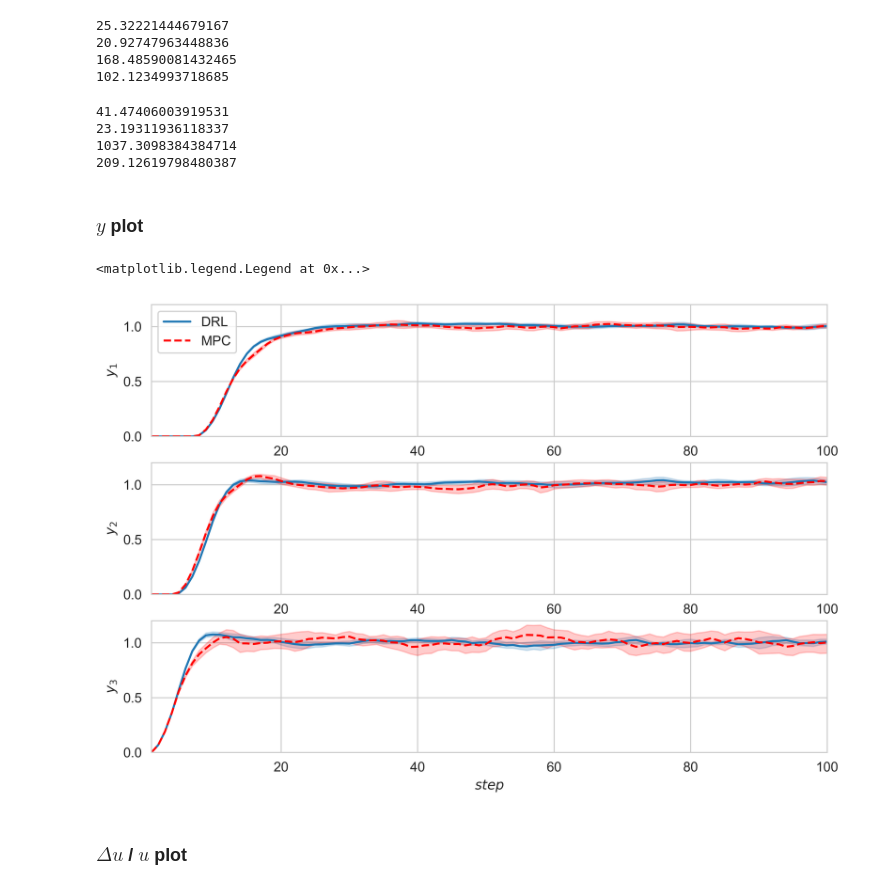
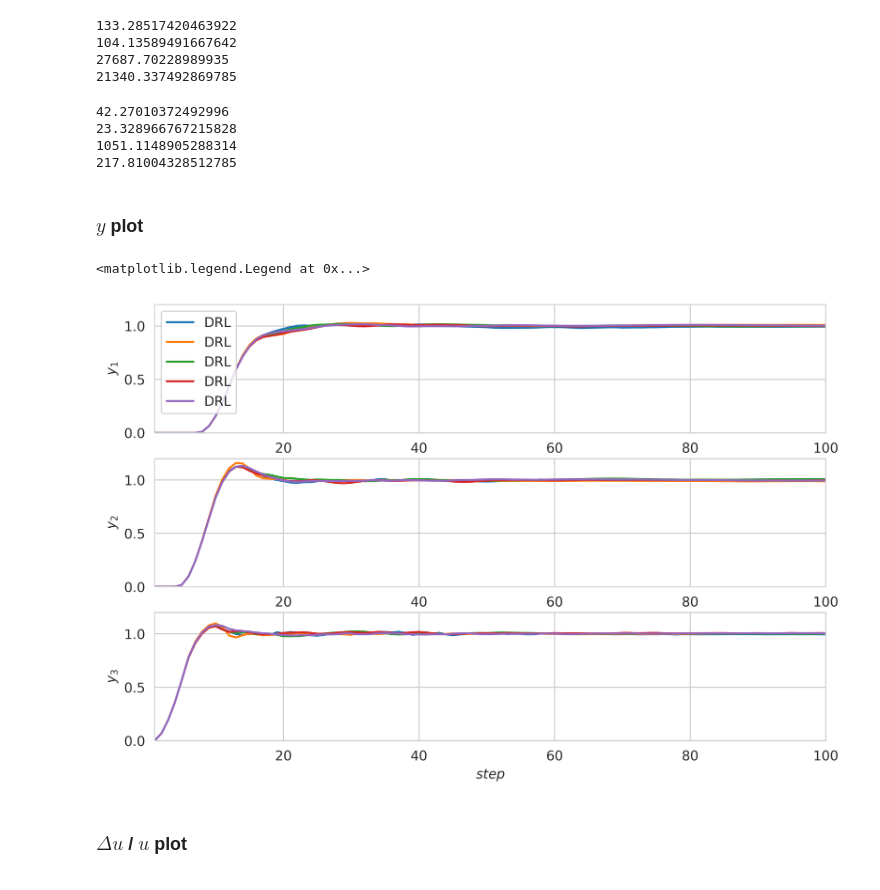
Before and after one commit to qiuruiyu/PDRL, a Jupyter notebook: outer_network.ipynb, the cells around one changed output. Saved outputs shown, nothing was run; the diff lists cells and outputs as text; code cells hidden in the pictures.

```diff
--- a/outer_network.ipynb
+++ b/outer_network.ipynb
@@ -18,10 +18,10 @@ data = []
 indices = []
 
 qr_pairs = [
-    (1, 1)
+    (1, 1), (1, 3), (1, 5), (1, 7), (1, 9)
 ]
 
-times = 10
+times = 1
 
 for i in range(times):
     # noise = np.random.normal(0, 0.1, (100, 3))
@@ -30,7 +30,7 @@ for i in range(times):
     for q, r in qr_pairs:
         zeta = r / q
         env = make_env('test', q=q, r=r, goal=1)
-        model = PPO.load('./1216/q_'+str(q)+'_r_'+str(r)+'/Evalpoint/best_model.zip', env=env)
+        model = PPO.load('./data/agents/q_'+str(q)+'_r_'+str(r)+'/Evalpoint/best_model.zip', env=env)
         s = env.reset()
         step = 0
         while True:
@@ -110,10 +100,10 @@ print(indices_df['ISE'].mean())
 print(indices_df['ITAE'].mean())
 print(indices_df['ITSE'].mean())
 # %% [output]
-25.32221444679167
-20.92747963448836
-168.48590081432465
-102.1234993718685
+133.28517420463922
+104.13589491667642
+27687.70228989935
+21340.337492869785
 # %%
 path = './mpcLog/'
 mpc_data = []
@@ -163,39 +153,39 @@ print(mpc_indices_df['ISE'].mean())
 print(mpc_indices_df['ITAE'].mean())
 print(mpc_indices_df['ITSE'].mean())
 # %% [output]
-41.47406003919531
-23.19311936118337
-1037.3098384384714
-209.12619798480387
+42.27010372492996
+23.328966767215828
+1051.1148905288314
+217.81004328512785
 # %% [markdown]
 ### $y$ plot
 # %%
 fig, axs = plt.subplots(3, 1, figsize=(9, 6), dpi=600)
 sns.lineplot(data=df[(df['type']=='y') & (df['index'] == 1)], x='step', y='value', hue='$\zeta$', palette='tab10', ax=axs[0], label='DRL', legend=None)
 sns.lineplot(data=df[(df['type']=='y') & (df['index'] == 2)], x='step', y='value', hue='$\zeta$', palette='tab10', ax=axs[1], legend=None)
 sns.lineplot(data=df[(df['type']=='y') & (df['index'] == 3)], x='step', y='value', hue='$\zeta$', palette='tab10', ax=axs[2], legend=None)
 
-sns.lineplot(data=mpc_df[(mpc_df['type']=='y') & (mpc_df['index'] == 1)], x='step', y='value', hue='$\zeta$', palette=['r'], ax=axs[0], label='MPC', legend=None)
-sns.lineplot(data=mpc_df[(mpc_df['type']=='y') & (mpc_df['index'] == 2)], x='step', y='value', hue='$\zeta$', palette=['r'], ax=axs[1], legend=None)
-sns.lineplot(data=mpc_df[(mpc_df['type']=='y') & (mpc_df['index'] == 3)], x='step', y='value', hue='$\zeta$', palette=['r'], ax=axs[2], legend=None)
+# sns.lineplot(data=mpc_df[(mpc_df['type']=='y') & (mpc_df['index'] == 1)], x='step', y='value', hue='$\zeta$', palette=['r'], ax=axs[0], label='MPC', legend=None)
+# sns.lineplot(data=mpc_df[(mpc_df['type']=='y') & (mpc_df['index'] == 2)], x='step', y='value', hue='$\zeta$', palette=['r'], ax=axs[1], legend=None)
+# sns.lineplot(data=mpc_df[(mpc_df['type']=='y') & (mpc_df['index'] == 3)], x='step', y='value', hue='$\zeta$', palette=['r'], ax=axs[2], legend=None)
 # axs[0].plot(np.array(range(100))+1 ,mpc_y[:, 0], 'r--', label='MPC')
 # axs[1].plot(np.array(range(100))+1 ,mpc_y[:, 1], 'r--')
 # axs[2].plot(np.array(range(100))+1 ,mpc_y[:, 2], 'r--')
 
 for ax in axs:
     # ax.lines[0].set_color('b')
-    ax.lines[1].set_linestyle('--')
+    # ax.lines[1].set_linestyle('--')
     ax.set_xlim([1, 100])
     ax.set_ylim([0, 1.2])
 axs[0].set_ylabel('$y_1$')
 axs[1].set_ylabel('$y_2$')
 axs[2].set_ylabel('$y_3$')
 axs[2].set_xlabel('$step$')
 
 axs[0].legend()
 # %% [output]
 <matplotlib.legend.Legend at 0x...>
-[figure, old version]
+[figure, new version]
 # %% [markdown]
 ### $\Delta u$ / $u$ plot
 # %%
```
Also changed, not shown: parts of 1 cell of this notebook, 12 other files.
